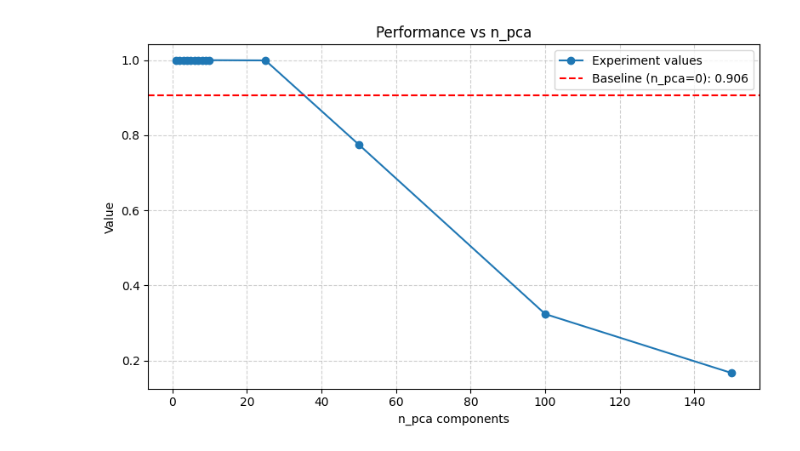
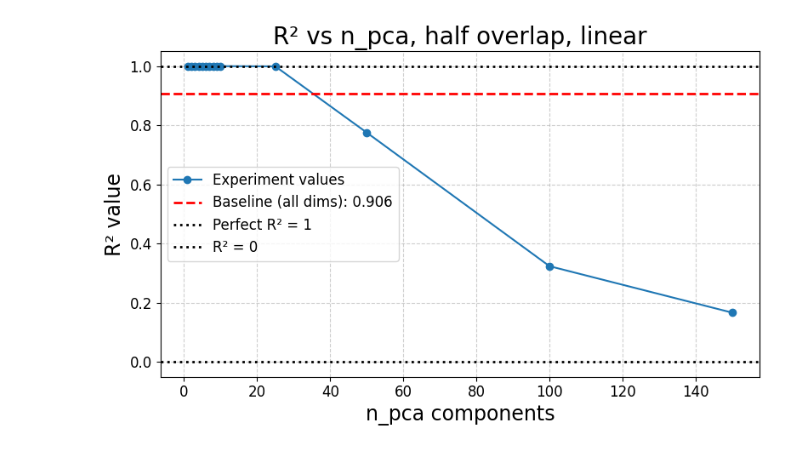
Before and after one commit to emika02/2025-riss-steering, a Jupyter notebook: representations-in-tsfms-main/hough_transform/hough_scripts/plots.ipynb, the cells around one changed output. Cells and saved outputs as stored; diff of their text form; code cells hidden in the pictures.

```diff
--- a/representations-in-tsfms-main/hough_transform/hough_scripts/plots.ipynb
+++ b/representations-in-tsfms-main/hough_transform/hough_scripts/plots.ipynb
@@ -1,30 +1,41 @@
 # %%
 import numpy as np
 import matplotlib.pyplot as plt
 
 # example data
 n_pca = np.array([1,2,3,4,5,6,7,8,9,10,25,50,100,150,0])
-values = np.array([0.9999999999996162, 0.9999999999960703, 0.9999999999813846, 0.9999999995397936, 0.9999999974294991, 0.9999999957875, 0.9999999907056433, 0.9999999734387472, 0.9999999541430901, 0.999999898104341, 0.9993543348837737, 0.7754437335408793, 0.3238453230163031, 0.16669993244439893, 0.9062241878146073])
+values = np.array([0.9999999999996162, 0.9999999999960703, 0.9999999999813846,
+                   0.9999999995397936, 0.9999999974294991, 0.9999999957875,
+                   0.9999999907056433, 0.9999999734387472, 0.9999999541430901,
+                   0.999999898104341, 0.9993543348837737, 0.7754437335408793,
+                   0.3238453230163031, 0.16669993244439893, 0.9062241878146073])
 
 # main plot: exclude last element
 plt.figure(figsize=(8,5))
 plt.plot(n_pca[:-1], values[:-1], marker="o", label="Experiment values")
 
-# add red horizontal line for the last one
+# add red horizontal line for the baseline
 baseline = values[-1]
-plt.axhline(y=baseline, color="red", linestyle="--", label=f"Baseline (n_pca=0): {baseline:.3f}")
+plt.axhline(y=baseline, color="red", linestyle="--", linewidth=2,
+            label=f"Baseline (all dims): {baseline:.3f}")
 
-# styling
-plt.title("Performance vs n_pca")
-plt.xlabel("n_pca components")
-plt.ylabel("Value")
-plt.legend()
+# add horizontal line at y=1
+plt.axhline(y=1.0, color="black", linestyle=":", linewidth=2, label="Perfect R² = 1")
+plt.axhline(y=0.0, color="black", linestyle=":", linewidth=2, label="R² = 0")
+
+# styling (3× font sizes)
+plt.title("R² vs n_pca, half overlap, linear", fontsize=20)
+plt.xlabel("n_pca components", fontsize=17)
+plt.ylabel("R² value", fontsize=17)
+plt.xticks(fontsize=12)
+plt.yticks(fontsize=12)
+plt.legend(fontsize=12)
 plt.grid(True, linestyle="--", alpha=0.6)
 
 plt.tight_layout()
 #plt.savefig("results_corr/pca_curve.png", dpi=200)
 plt.show()
 # %% [output]
-[figure, old version]
+[figure, new version]
 # %%
 n_pca = np.array([1,2,3,4,5,6,7,8,9,10,25,50,100,150,0])
```
Also changed, not shown: parts of 5 cells of this notebook, 26 other files.
